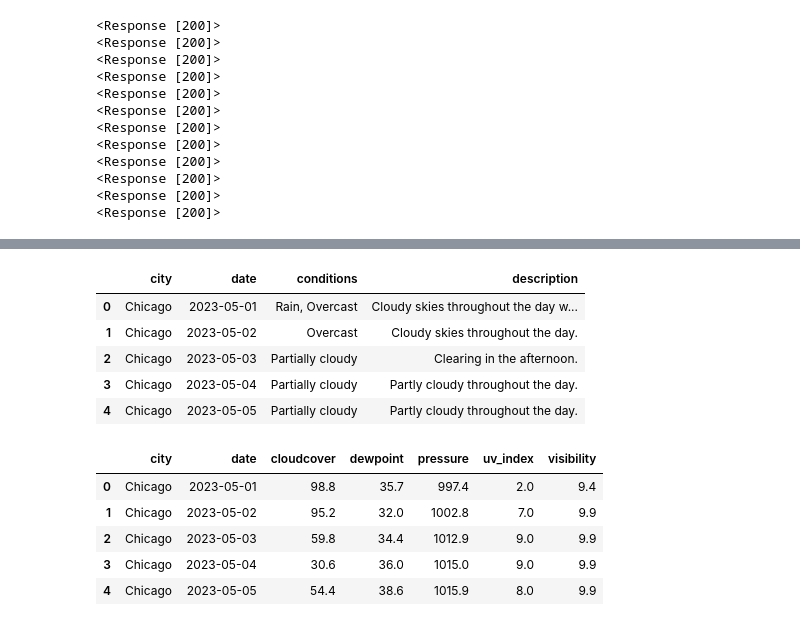
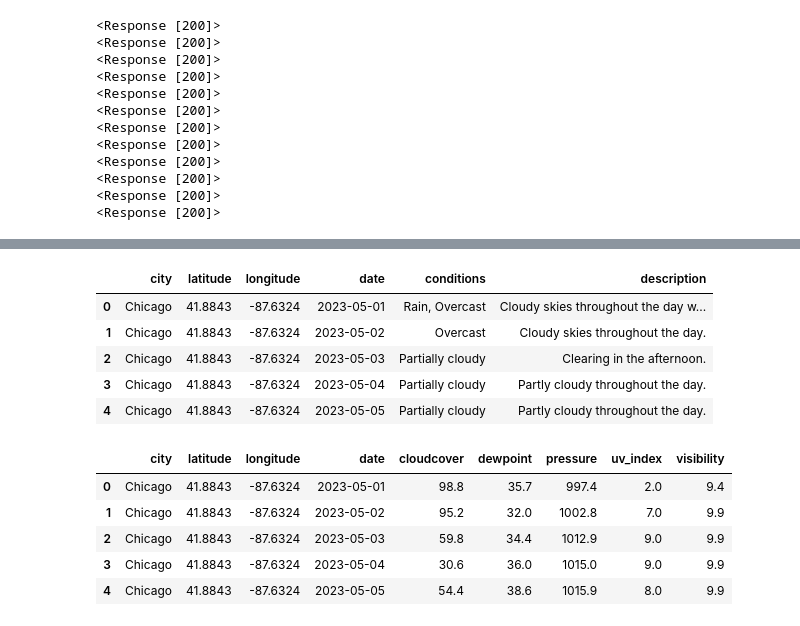
Before and after one commit to jfm0570/Project_3, a Jupyter notebook: API_Calls_and_Data_Formatting/api_calls.ipynb, the cells around one changed output, grey strips where cells are left out. Drawn from its saved outputs; the diff is of its cells as text; code cells hidden in the pictures.

```diff
--- a/API_Calls_and_Data_Formatting/api_calls.ipynb
+++ b/API_Calls_and_Data_Formatting/api_calls.ipynb
@@ -529,6 +561,8 @@ for x in range(92):
 
 for x in range(92):
     denver_city = denver_data["address"]
+    denver_lat = denver_data["latitude"]
+    denver_lon = denver_data["longitude"]
     denver_cloudcover = denver_data["days"][x]["cloudcover"]
     denver_conditions = denver_data["days"][x]["conditions"]
     denver_datetime = denver_data["days"][x]["datetime"]
@@ -555,6 +589,8 @@ for x in range(92):
     denver_windspeed = denver_data["days"][x]["windspeed"]
 
     full_data.append({"city": denver_city,
+                  "latitude": denver_lat,
+                  "longitude": denver_lon,
                   "date": denver_datetime,
                   "conditions": denver_conditions,
                   "description": denver_description,
@@ -585,6 +621,8 @@ for x in range(92):
 
 for x in range(92):
     sanfrancisco_city = sanfrancisco_data["address"]
+    sanfrancisco_lat = sanfrancisco_data["latitude"]
+    sanfrancisco_lon = sanfrancisco_data["longitude"]
     sanfrancisco_cloudcover = sanfrancisco_data["days"][x]["cloudcover"]
     sanfrancisco_conditions = sanfrancisco_data["days"][x]["conditions"]
     sanfrancisco_datetime = sanfrancisco_data["days"][x]["datetime"]
@@ -611,6 +649,8 @@ for x in range(92):
     sanfrancisco_windspeed = sanfrancisco_data["days"][x]["windspeed"]
 
     full_data.append({"city": sanfrancisco_city,
+                  "latitude": sanfrancisco_lat,
+                  "longitude": sanfrancisco_lon,
                   "date": sanfrancisco_datetime,
                   "conditions": sanfrancisco_conditions,
                   "description": sanfrancisco_description,
@@ -641,6 +681,8 @@ for x in range(92):
 
 for x in range(92):
     seattle_city = seattle_data["address"]
+    seattle_lat = seattle_data["latitude"]
+    seattle_lon = seattle_data["longitude"]
     seattle_cloudcover = seattle_data["days"][x]["cloudcover"]
     seattle_conditions = seattle_data["days"][x]["conditions"]
     seattle_datetime = seattle_data["days"][x]["datetime"]
@@ -667,6 +709,8 @@ for x in range(92):
     seattle_windspeed = seattle_data["days"][x]["windspeed"]
 
     full_data.append({"city": seattle_city,
+                  "latitude": seattle_lat,
+                  "longitude": seattle_lon,
                   "date": seattle_datetime,
                   "conditions": seattle_conditions,
                   "description": seattle_description,
@@ -697,6 +741,8 @@ for x in range(92):
 
 for x in range(92):
     phoenix_city = phoenix_data["address"]
+    phoenix_lat = phoenix_data["latitude"]
+    phoenix_lon = phoenix_data["longitude"]
     phoenix_cloudcover = phoenix_data["days"][x]["cloudcover"]
     phoenix_conditions = phoenix_data["days"][x]["conditions"]
     phoenix_datetime = phoenix_data["days"][x]["datetime"]
@@ -723,6 +769,8 @@ for x in range(92):
     phoenix_windspeed = phoenix_data["days"][x]["windspeed"]
 
     full_data.append({"city": phoenix_city,
+                  "latitude": phoenix_lat,
+                  "longitude": phoenix_lon,
                   "date": phoenix_datetime,
                   "conditions": phoenix_conditions,
                   "description": phoenix_description,
@@ -831,26 +879,26 @@ sun_moon_df.head()
 # %%
 # Descriptions
 
-descriptions_df = full_data_df[["city", "date", "conditions", "description"]]
+descriptions_df = full_data_df[["city", "latitude", "longitude", "date", "conditions", "description"]]
 descriptions_df.to_csv("../output_data/descriptions.csv")
 descriptions_df.head()
 # %% [output]
-|  | city | date | conditions | description |
-| 0 | Chicago | 2023-05-01 | Rain, Overcast | Cloudy skies throughout the day w... |
-| 1 | Chicago | 2023-05-02 | Overcast | Cloudy skies throughout the day. |
-| 2 | Chicago | 2023-05-03 | Partially cloudy | Clearing in the afternoon. |
-| 3 | Chicago | 2023-05-04 | Partially cloudy | Partly cloudy throughout the day. |
-| 4 | Chicago | 2023-05-05 | Partially cloudy | Partly cloudy throughout the day. |
+|  | city | latitude | longitude | date | conditions | description |
+| 0 | Chicago | 41.8843 | -87.6324 | 2023-05-01 | Rain, Overcast | Cloudy skies throughout the day w... |
+| 1 | Chicago | 41.8843 | -87.6324 | 2023-05-02 | Overcast | Cloudy skies throughout the day. |
+| 2 | Chicago | 41.8843 | -87.6324 | 2023-05-03 | Partially cloudy | Clearing in the afternoon. |
+| 3 | Chicago | 41.8843 | -87.6324 | 2023-05-04 | Partially cloudy | Partly cloudy throughout the day. |
+| 4 | Chicago | 41.8843 | -87.6324 | 2023-05-05 | Partially cloudy | Partly cloudy throughout the day. |
 # %%
 # Other Data
 
-other_conditions_df = full_data_df[["city", "date", "cloudcover", "dewpoint", "pressure", "uv_index", "visibility"]]
+other_conditions_df = full_data_df[["city", "latitude", "longitude", "date", "cloudcover", "dewpoint", "pressure", "uv_index", "visibility"]]
 other_conditions_df.to_csv("../output_data/other_conditions.csv")
 other_conditions_df.head()
 # %% [output]
-|  | city | date | cloudcover | dewpoint | pressure | uv_index | visibility |
-| 0 | Chicago | 2023-05-01 | 98.8 | 35.7 | 997.4 | 2.0 | 9.4 |
-| 1 | Chicago | 2023-05-02 | 95.2 | 32.0 | 1002.8 | 7.0 | 9.9 |
-| 2 | Chicago | 2023-05-03 | 59.8 | 34.4 | 1012.9 | 9.0 | 9.9 |
-| 3 | Chicago | 2023-05-04 | 30.6 | 36.0 | 1015.0 | 9.0 | 9.9 |
-| 4 | Chicago | 2023-05-05 | 54.4 | 38.6 | 1015.9 | 8.0 | 9.9 |
+|  | city | latitude | longitude | date | cloudcover | dewpoint | pressure | uv_index | visibility |
+| 0 | Chicago | 41.8843 | -87.6324 | 2023-05-01 | 98.8 | 35.7 | 997.4 | 2.0 | 9.4 |
+| 1 | Chicago | 41.8843 | -87.6324 | 2023-05-02 | 95.2 | 32.0 | 1002.8 | 7.0 | 9.9 |
+| 2 | Chicago | 41.8843 | -87.6324 | 2023-05-03 | 59.8 | 34.4 | 1012.9 | 9.0 | 9.9 |
+| 3 | Chicago | 41.8843 | -87.6324 | 2023-05-04 | 30.6 | 36.0 | 1015.0 | 9.0 | 9.9 |
+| 4 | Chicago | 41.8843 | -87.6324 | 2023-05-05 | 54.4 | 38.6 | 1015.9 | 8.0 | 9.9 |
```
Also changed, not shown: parts of 13 cells of this notebook, 7 other files.
